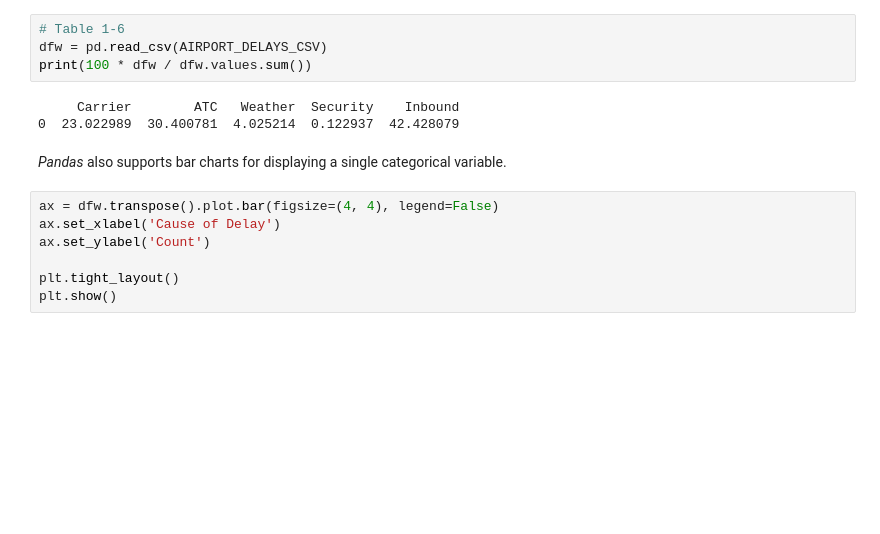
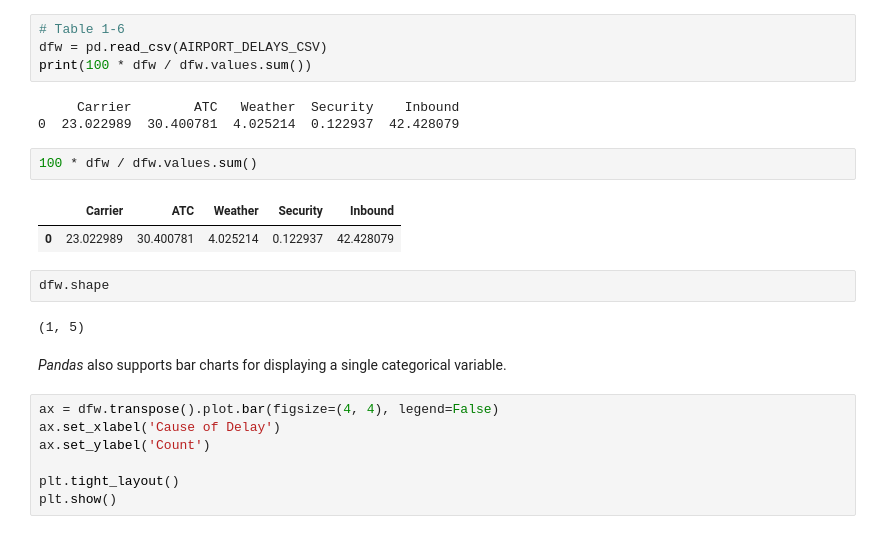
Before and after one commit to young-hwanlee/my-practical-statistics-for-data-scientists, a Jupyter notebook: Chapter_1_Exploratory_Data_Analysis.ipynb, the cells around one changed output. Saved outputs shown, nothing was run; the diff lists cells and outputs as text; blank space fills up the shorter version.

```diff
--- a/Chapter_1_Exploratory_Data_Analysis.ipynb
+++ b/Chapter_1_Exploratory_Data_Analysis.ipynb
@@ -256,6 +272,15 @@ print(100 * dfw / dfw.values.sum())
 # %% [output]
      Carrier        ATC   Weather  Security    Inbound
 0  23.022989  30.400781  4.025214  0.122937  42.428079
+# %%
+100 * dfw / dfw.values.sum()
+# %% [output]
+|  | Carrier | ATC | Weather | Security | Inbound |
+| 0 | 23.022989 | 30.400781 | 4.025214 | 0.122937 | 42.428079 |
+# %%
+dfw.shape
+# %% [output]
+(1, 5)
 # %% [markdown]
 *Pandas* also supports bar charts for displaying a single categorical variable.
 # %%
```
Also changed, not shown: parts of 4 cells of this notebook.
